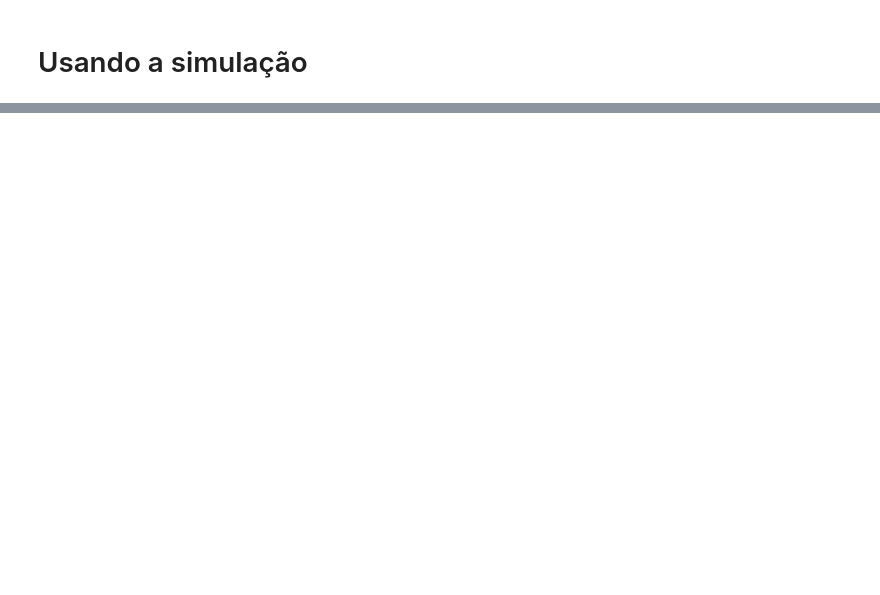
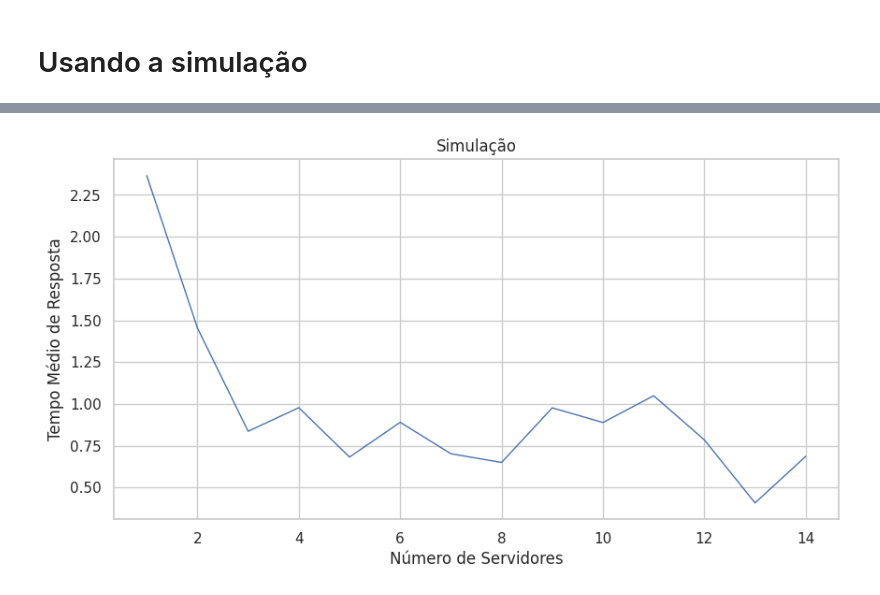
Before and after one commit to jabomgo/lab02-desempenho, a Jupyter notebook: relatorio.ipynb, the cells around one changed output, grey strips where cells are left out. Cells and saved outputs as stored; diff of their text form; code cells hidden in the pictures; blank space fills up the shorter version.

```diff
--- a/relatorio.ipynb
+++ b/relatorio.ipynb
@@ -113,0 +231,13 @@ questao_2_df
+# %%
+df = pd.read_csv(f"{DEFAULT_FILE_NAME}", sep=";", decimal=",")
+
+df = df.sort_values(by="TempoMedioDeResposta", ascending=False)
+plt.figure(figsize=FIGSIZE)
+sns.set_theme(style="whitegrid")
+plt.title('Simulação')
+sns.lineplot(data=df, x="NumServidores", y="TempoMedioDeResposta", linewidth=1)
+plt.xlabel('Número de Servidores')
+plt.ylabel('Tempo Médio de Resposta')
+plt.show()
+# %% [output]
+[figure, added]
```
Also changed, not shown: parts of 9 cells of this notebook, 2 other files.
